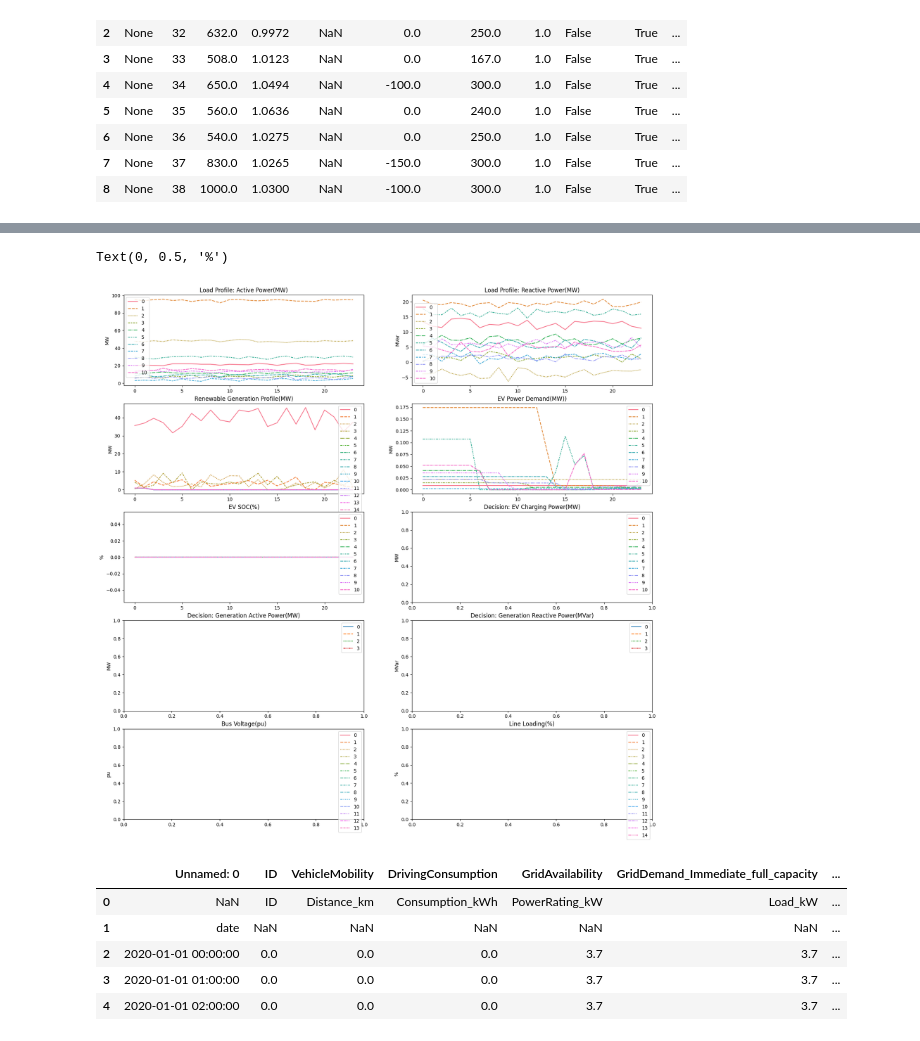
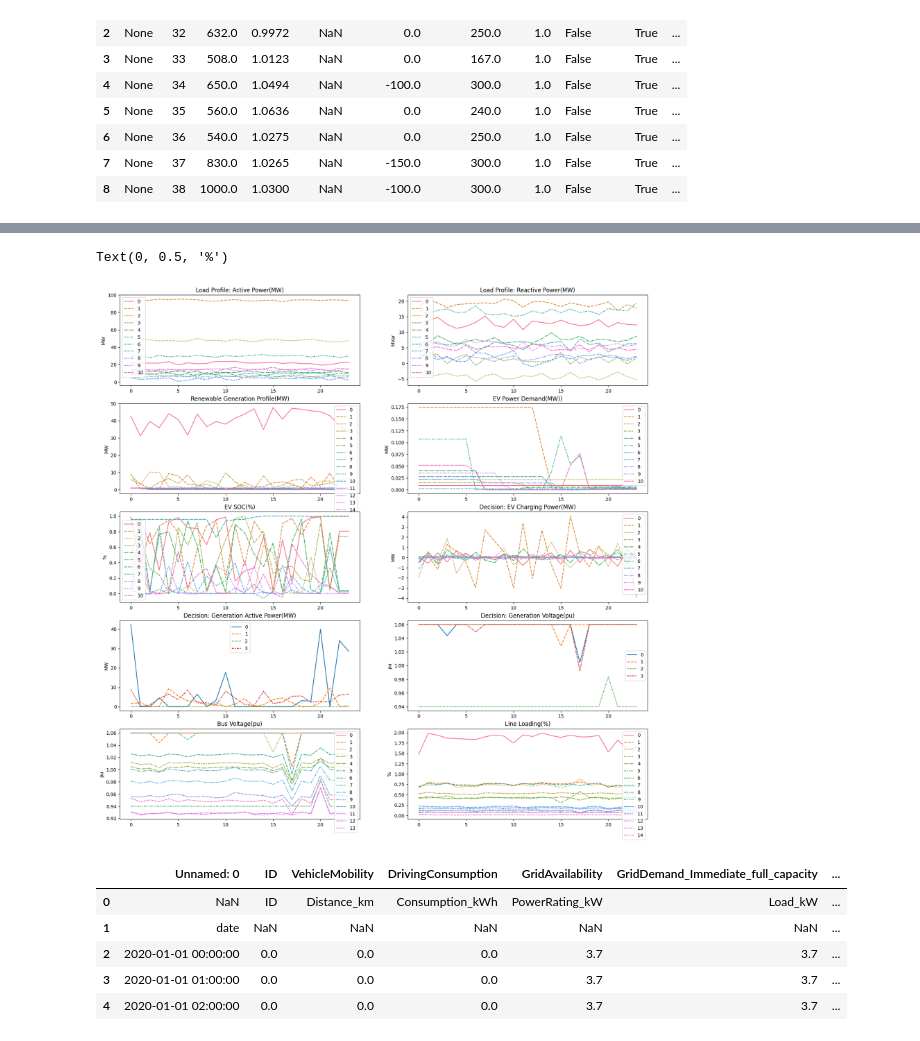
Before and after one commit to chialingyang7718/RL_OPF_EVaware, a Jupyter notebook: Scripts/test_code.ipynb, the cells around one changed output, grey strips where cells are left out. Drawn from its saved outputs; the diff is of its cells as text; code cells hidden in the pictures.

```diff
--- a/Scripts/test_code.ipynb
+++ b/Scripts/test_code.ipynb
@@ -48,7 +82,7 @@ df_renew = pd.read_csv("../Evaluation/Case14_EV/renewable.csv")
 df_ev_demand = pd.read_csv("../Evaluation/Case14_EV/ev_demand.csv")
 df_ev_soc = pd.read_csv("../Evaluation/Case14_EV/ev_soc.csv")
 df_gen_p = pd.read_csv("../Evaluation/Case14_EV/gen_p.csv")
-df_gen_q = pd.read_csv("../Evaluation/Case14_EV/gen_q.csv")
+df_gen_v = pd.read_csv("../Evaluation/Case14_EV/gen_v.csv")
 df_ev_action = pd.read_csv("../Evaluation/Case14_EV/ev_action.csv")
 df_voltage = pd.read_csv("../Evaluation/Case14_EV/voltage.csv")
 df_line_loading = pd.read_csv("../Evaluation/Case14_EV/line_loading.csv")
@@ -61,37 +95,37 @@ sns.lineplot(data=df_renew, ax=axes[1,0])
 sns.lineplot(data=df_ev_demand, ax=axes[1,1])
 sns.lineplot(data=df_ev_soc, ax=axes[2,0])
 sns.lineplot(data=df_ev_action, ax=axes[2,1])
 sns.lineplot(data=df_gen_p, ax=axes[3,0])
-sns.lineplot(data=df_gen_p, ax=axes[3,1])
+sns.lineplot(data=df_gen_v, ax=axes[3,1])
 sns.lineplot(data=df_voltage, ax=axes[4,0])
 sns.lineplot(data=df_line_loading, ax=axes[4,1])
 
 axes[0,0].set_title("Load Profile: Active Power(MW)")
 axes[0,1].set_title("Load Profile: Reactive Power(MW)")
 axes[1,0].set_title("Renewable Generation Profile(MW)")
 axes[1,1].set_title("EV Power Demand(MW))")
 axes[2,0].set_title("EV SOC(%)")
 axes[2,1].set_title("Decision: EV Charging Power(MW)")
 axes[3,0].set_title("Decision: Generation Active Power(MW)")
-axes[3,1].set_title("Decision: Generation Reactive Power(MVar)")
+axes[3,1].set_title("Decision: Generation Voltage(pu)")
 axes[4,0].set_title("Bus Voltage(pu)")
 axes[4,1].set_title("Line Loading(%)")
 
 
 # axes.set_xlabel("Hour")
 axes[0,0].set_ylabel("MW")
 axes[0,1].set_ylabel("MVar")
 axes[1,0].set_ylabel("MW")
 axes[1,1].set_ylabel("MW")
 axes[2,0].set_ylabel("%")
 axes[2,1].set_ylabel("MW")
 axes[3,0].set_ylabel("MW")
-axes[3,1].set_ylabel("MVar")
+axes[3,1].set_ylabel("pu")
 axes[4,0].set_ylabel("pu")
 axes[4,1].set_ylabel("%")
 # %% [output]
 Text(0, 0.5, '%')
-[figure, old version]
+[figure, new version]
 # %%
 df = pd.read_csv("../Data/German_EV/emobpy_timeseries_hourly.csv")
 df.head()
```
Also changed, not shown: parts of 2 cells of this notebook, 3 other files.
